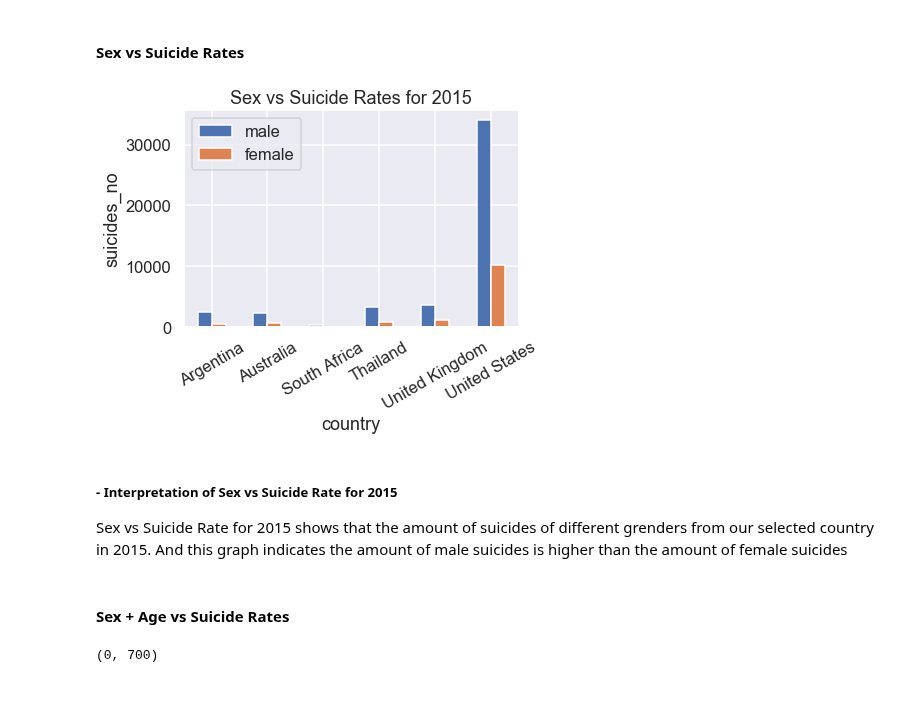
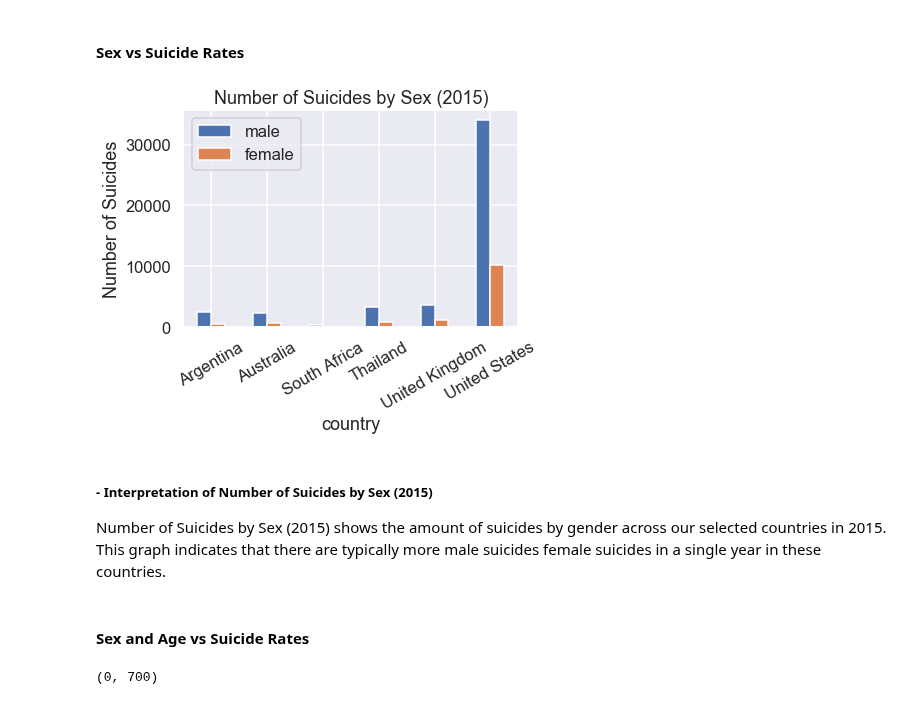
Before and after one commit to WayGold/COGS-108-FinalProject, a Jupyter notebook: FinalProject_group145.ipynb, the cells around one changed output. Drawn from its saved outputs; the diff is of its cells as text; code cells hidden in the pictures.

```diff
--- a/FinalProject_group145.ipynb
+++ b/FinalProject_group145.ipynb
@@ -110,41 +107,41 @@ female_country = dict()
 # Counting the amount of suicides for male and female
 for i in male.index:
     for country in selected:
         if male.loc[i,"country"]==country:
             if country in male_country:
                 male_country[country]+=male.loc[i,'suicides_no']
             else:
                 male_country[country]=male.loc[i,'suicides_no']
 for i in female.index:
     for country in selected:
         if female.loc[i,"country"]==country:
             if country in female_country:
                 female_country[country]+=female.loc[i,'suicides_no']
             else:
                 female_country[country]=female.loc[i,'suicides_no']
 
 country = list()
 male_count = list()
 female_count = list()
 for i in male_country:
     country.append(i)
     male_count.append(male_country[i])
     female_count.append(female_country[i])
 
 # Create a new dataframe to store all above data
 d = {'country': country, 'male': male_count,'female':female_count}
 sex = pd.DataFrame(data=d)
 sex.plot.bar(x = 'country',rot=30)
-plt.ylabel("suicides_no")
-plt.title("Sex vs Suicide Rates for 2015")
+plt.ylabel("Number of Suicides")
+plt.title("Number of Suicides by Sex (2015)")
 f1 = plt.gcf()
 # %% [output]
-[figure, old version]
+[figure, new version]
 # %% [markdown]
-##### - Interpretation of Sex vs Suicide Rate for 2015
-Sex vs Suicide Rate for 2015 shows that the amount of suicides of different grenders from our selected country in 2015. And this graph indicates the amount of male suicides is higher than the amount of female suicides
+##### - Interpretation of Number of Suicides by Sex (2015)
+Number of Suicides by Sex (2015) shows the amount of suicides by gender across our selected countries in 2015. This graph indicates that there are typically more male suicides female suicides in a single year in these countries.
 # %% [markdown]
-#### Sex + Age vs Suicide Rates
+#### Sex and Age vs Suicide Rates
 # %%
 # Sex+Age vs Suicide Rates
 # Age ranges: 5-14(range a), 15-24(range b), 25-34(range c), 35-54(range d), 55-74(range e), 75+(range f)
```
Also changed, not shown: parts of 32 cells of this notebook, 2 other files.
